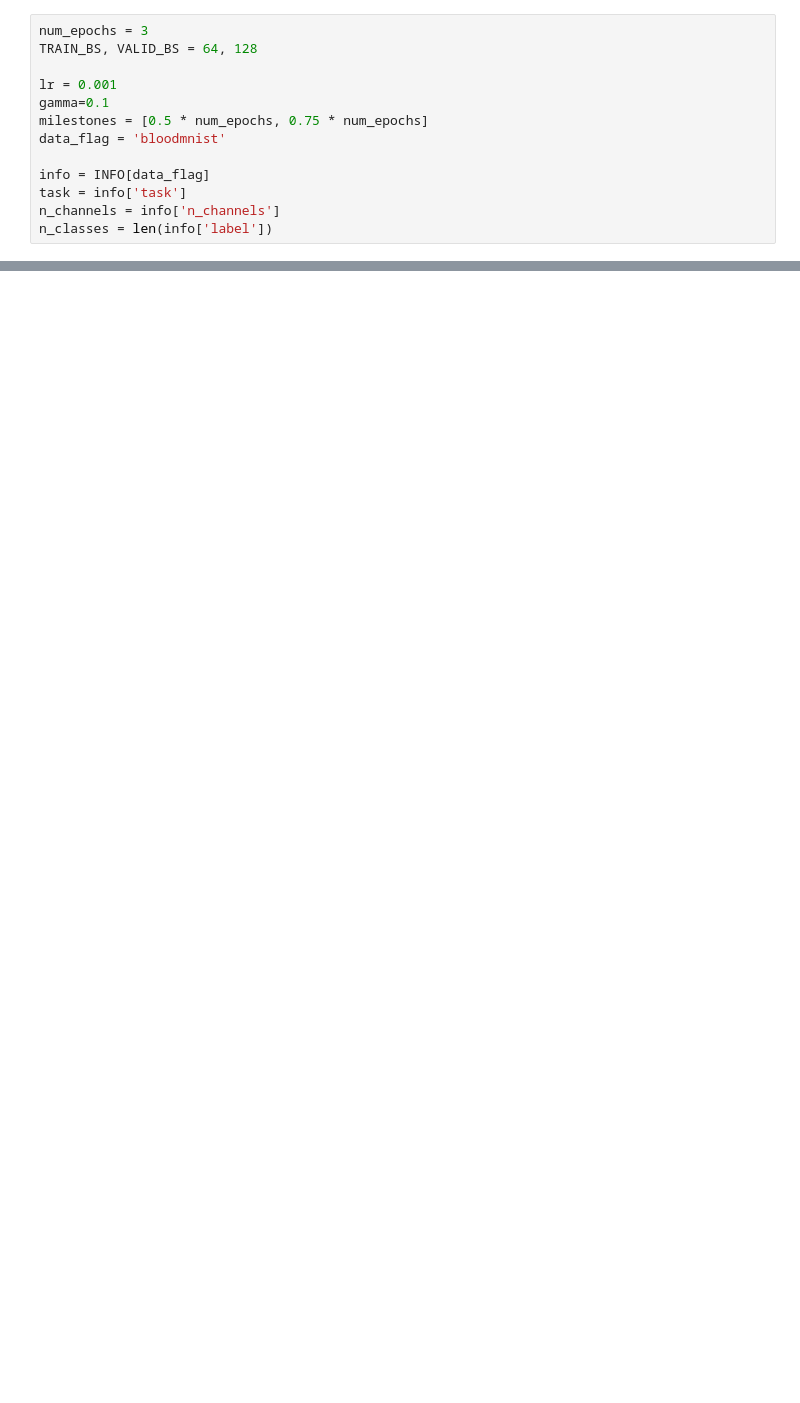
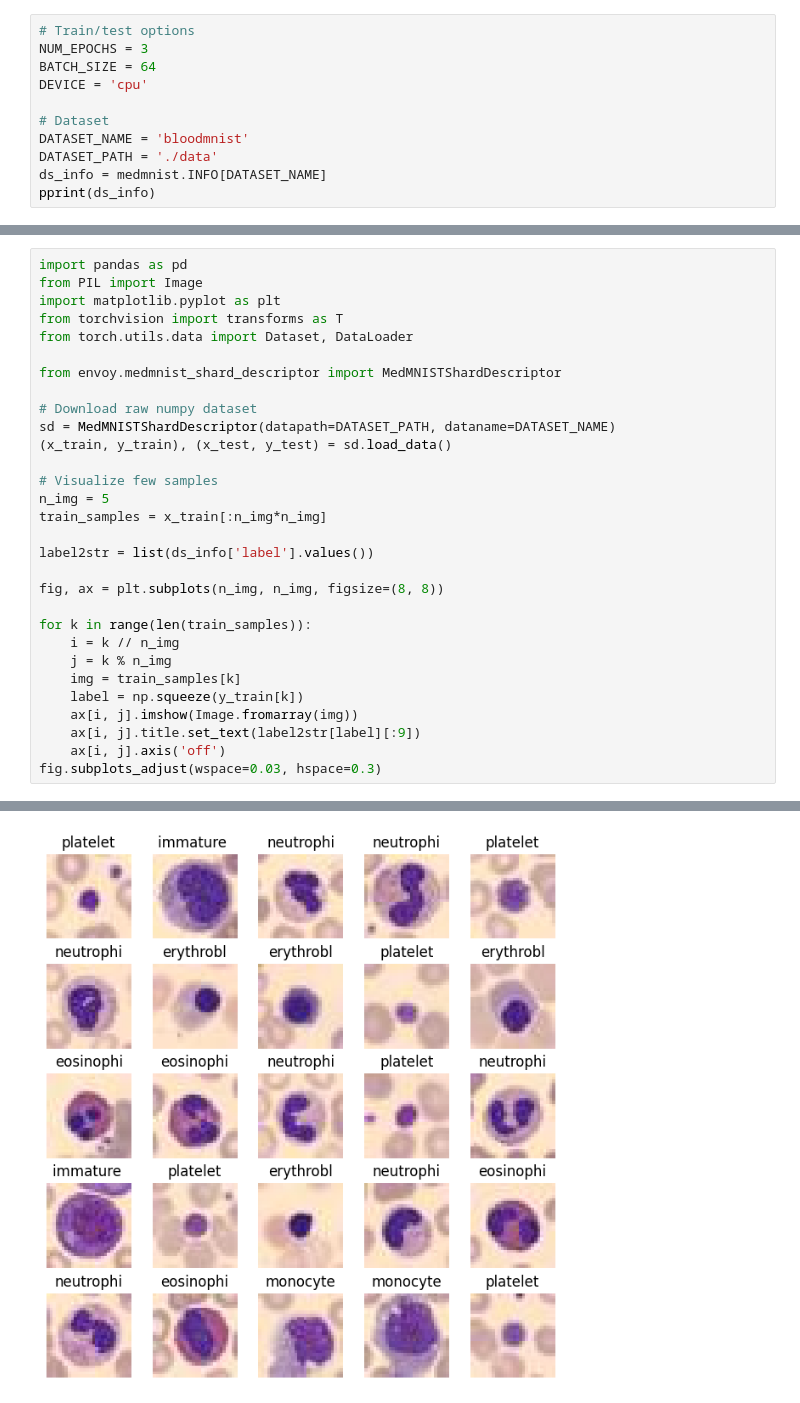
Before and after one commit to intel/fl-tutorial, a Jupyter notebook: tutorial_notebooks/Tutorial_1_Medmnist_2D.ipynb, the cells around one changed output, grey strips where cells are left out. Saved outputs shown, nothing was run; the diff lists cells and outputs as text; blank space fills up the shorter version.

Commit message:
Add training and vis in notebooks, exercises pending
* Add requirements.txt for local install
* Tested for CPU runs on Colab

Signed-off-by: Shah, Karan <karan.shah@intel.com>

```diff
--- a/tutorial_notebooks/Tutorial_1_Medmnist_2D.ipynb
+++ b/tutorial_notebooks/Tutorial_1_Medmnist_2D.ipynb
@@ -56,13 +100,11 @@ from medmnist import INFO, Evaluator
 # %%
-num_epochs = 3
-TRAIN_BS, VALID_BS = 64, 128
+# Train/test options
+NUM_EPOCHS = 3
+BATCH_SIZE = 64
+DEVICE = 'cpu'
 
-lr = 0.001
-gamma=0.1
-milestones = [0.5 * num_epochs, 0.75 * num_epochs]
-data_flag = 'bloodmnist'
-
-info = INFO[data_flag]
-task = info['task']
-n_channels = info['n_channels']
-n_classes = len(info['label'])
+# Dataset
+DATASET_NAME = 'bloodmnist'
+DATASET_PATH = './data'
+ds_info = medmnist.INFO[DATASET_NAME]
+pprint(ds_info)
@@ -68,0 +133,31 @@ n_classes = len(info['label'])
+# %%
+import pandas as pd
+from PIL import Image
+import matplotlib.pyplot as plt
+from torchvision import transforms as T
+from torch.utils.data import Dataset, DataLoader
+
+from envoy.medmnist_shard_descriptor import MedMNISTShardDescriptor
+
+# Download raw numpy dataset
+sd = MedMNISTShardDescriptor(datapath=DATASET_PATH, dataname=DATASET_NAME)
+(x_train, y_train), (x_test, y_test) = sd.load_data()
+
+# Visualize few samples
+n_img = 5
+train_samples = x_train[:n_img*n_img]
+
+label2str = list(ds_info['label'].values())
+
+fig, ax = plt.subplots(n_img, n_img, figsize=(8, 8))
+
+for k in range(len(train_samples)):
+    i = k // n_img
+    j = k % n_img
+    img = train_samples[k]
+    label = np.squeeze(y_train[k])
+    ax[i, j].imshow(Image.fromarray(img))
+    ax[i, j].title.set_text(label2str[label][:9])
+    ax[i, j].axis('off')
+fig.subplots_adjust(wspace=0.03, hspace=0.3)
+# %% [output]
@@ -68,0 +165 @@ n_classes = len(info['label'])
+[figure, added]
```
Also changed, not shown: parts of 58 cells of this notebook, 3 other files.
